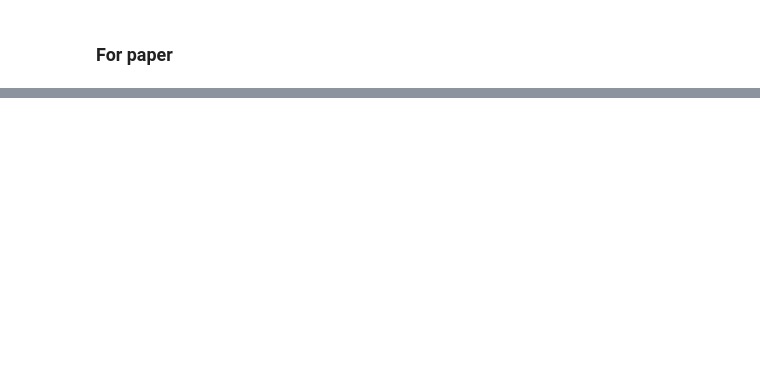
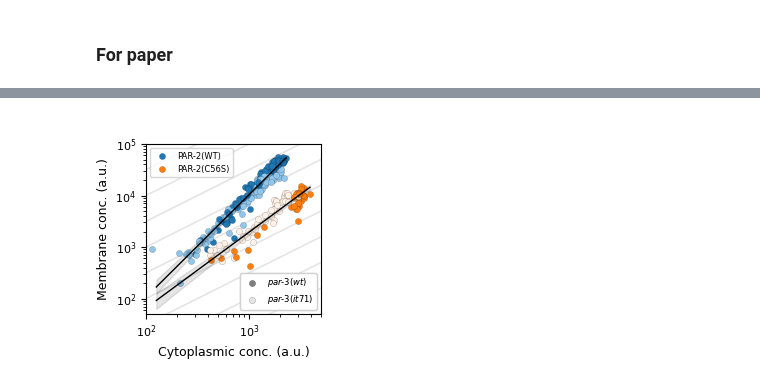
Before and after one commit to goehringlab/2023-Bland-bioRxiv, a Jupyter notebook: scripts/Downstream analysis and figures/Rundowns regression/Fitting log transformed.ipynb, the cells around one changed output, grey strips where cells are left out. Drawn from its saved outputs; the diff is of its cells as text; code cells hidden in the pictures; blank space fills up the shorter version.

```diff
--- a/scripts/Downstream analysis and figures/Rundowns regression/Fitting log transformed.ipynb
+++ b/scripts/Downstream analysis and figures/Rundowns regression/Fitting log transformed.ipynb
@@ -273,10 +273,10 @@ plot_rundown_ci(ax, analysisWT, 'tab:blue')
 plot_rundown_ci(ax, analysisC56S, 'tab:orange')
 s1 = ax.scatter([], [], color='tab:blue', linewidth=0.1, edgecolors='k', s=20)
 s2 = ax.scatter([], [], color='tab:orange', linewidth=0.1, edgecolors='k', s=20)
-legend1 = ax.legend([s1, s2], ['PAR-2 (WT)', 'PAR-2 (C56S)'], fontsize=6, loc='upper left')
+legend1 = ax.legend([s1, s2], ['PAR-2(WT)', 'PAR-2(C56S)'], fontsize=6, loc='upper left')
 s3 = ax.scatter([], [], color='tab:gray', linewidth=0.1, edgecolors='k', s=20)
 s4 = ax.scatter([], [], color=lighten('tab:gray'), linewidth=0.1, edgecolors='k', s=20)
-legend2 = ax.legend([s3, s4], [r'$par$' +'-' + r'$3\ (wt)$', r'$par$' +'-' + r'$3\ (it71)$'],
+legend2 = ax.legend([s3, s4], [r'$par$' +'-' + r'$3(wt)$', r'$par$' +'-' + r'$3(it71)$'],
                     fontsize=6, loc='lower right')
 
 ax.add_artist(legend1)
@@ -292,3 +290,4 @@ fig.savefig('Figs/for_paper_c56s_rundown.png', dpi=600, transparent=True)
+[figure, added]
 # %%
 analysisWT = ExponentConfidenceInterval(df[df.Line.isin(['lp637', 'nwg201'])], xmin=2.1)
 analysisL109R = ExponentConfidenceInterval(df[df.Line.isin(['nwg338', 'nwg369'])], xmin=2.1)
```
Also changed, not shown: parts of 13 cells of this notebook, 49 other files.
